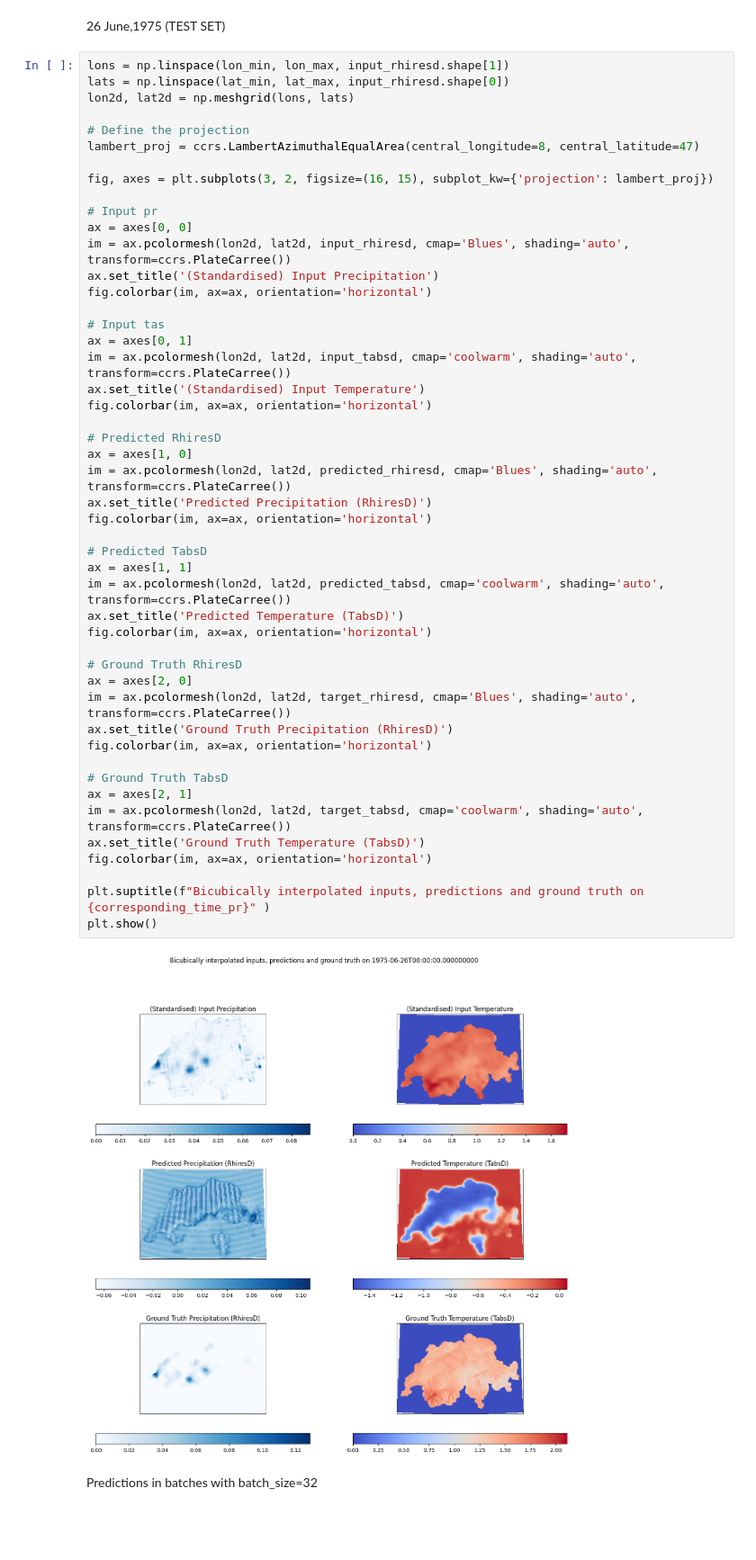
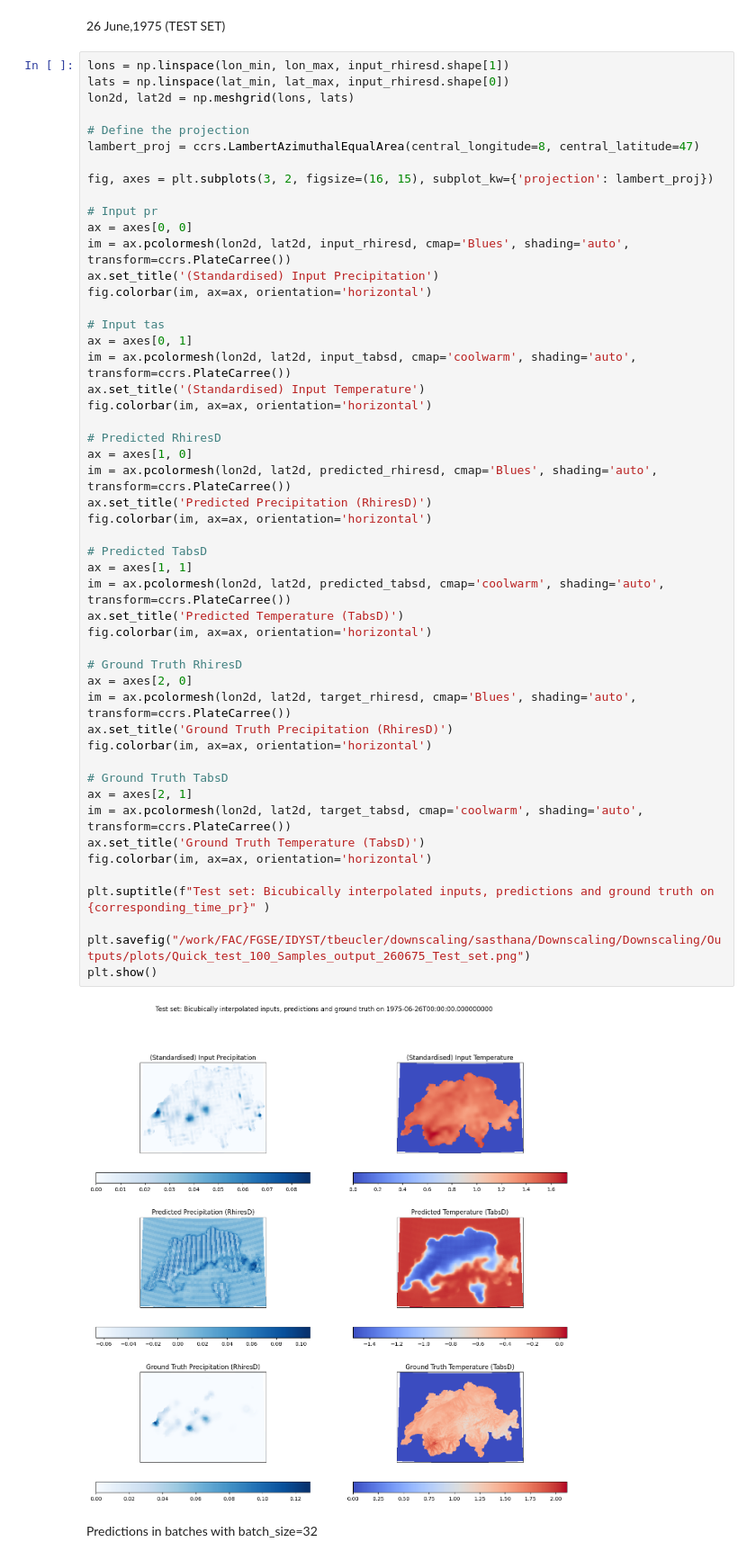
Before and after one commit to AsthanaShivanshi/Downscaling, a Jupyter notebook: Scripts/Jupyter_Notebooks/UNet_visualisations.ipynb, the cells around one changed output. Shown: that part at 90% size. Saved outputs shown, nothing was run; the diff lists cells and outputs as text; blank space fills up the shorter version.

```diff
--- a/Scripts/Jupyter_Notebooks/UNet_visualisations.ipynb
+++ b/Scripts/Jupyter_Notebooks/UNet_visualisations.ipynb
@@ -142,34 +142,36 @@ ax = axes[0, 1]
 im = ax.pcolormesh(lon2d, lat2d, input_tabsd, cmap='coolwarm', shading='auto', transform=ccrs.PlateCarree())
 ax.set_title('(Standardised) Input Temperature')
 fig.colorbar(im, ax=ax, orientation='horizontal')
 
 # Predicted RhiresD
 ax = axes[1, 0]
 im = ax.pcolormesh(lon2d, lat2d, predicted_rhiresd, cmap='Blues', shading='auto', transform=ccrs.PlateCarree())
 ax.set_title('Predicted Precipitation (RhiresD)')
 fig.colorbar(im, ax=ax, orientation='horizontal')
 
 # Predicted TabsD
 ax = axes[1, 1]
 im = ax.pcolormesh(lon2d, lat2d, predicted_tabsd, cmap='coolwarm', shading='auto', transform=ccrs.PlateCarree())
 ax.set_title('Predicted Temperature (TabsD)')
 fig.colorbar(im, ax=ax, orientation='horizontal')
 
 # Ground Truth RhiresD
 ax = axes[2, 0]
 im = ax.pcolormesh(lon2d, lat2d, target_rhiresd, cmap='Blues', shading='auto', transform=ccrs.PlateCarree())
 ax.set_title('Ground Truth Precipitation (RhiresD)')
 fig.colorbar(im, ax=ax, orientation='horizontal')
 
 # Ground Truth TabsD
 ax = axes[2, 1]
 im = ax.pcolormesh(lon2d, lat2d, target_tabsd, cmap='coolwarm', shading='auto', transform=ccrs.PlateCarree())
 ax.set_title('Ground Truth Temperature (TabsD)')
 fig.colorbar(im, ax=ax, orientation='horizontal')
 
-plt.suptitle(f"Bicubically interpolated inputs, predictions and ground truth on {corresponding_time_pr}" )
+plt.suptitle(f"Test set: Bicubically interpolated inputs, predictions and ground truth on {corresponding_time_pr}" )
+
+plt.savefig("/work/FAC/FGSE/IDYST/tbeucler/downscaling/sasthana/Downscaling/Downscaling/Outputs/plots/Quick_test_100_Samples_output_260675_Test_set.png")
 plt.show()
 # %% [output]
-[figure, old version]
+[figure, new version]
 # %% [markdown]
 Predictions in batches with batch_size=32
```
Also changed, not shown: 1 other file.
